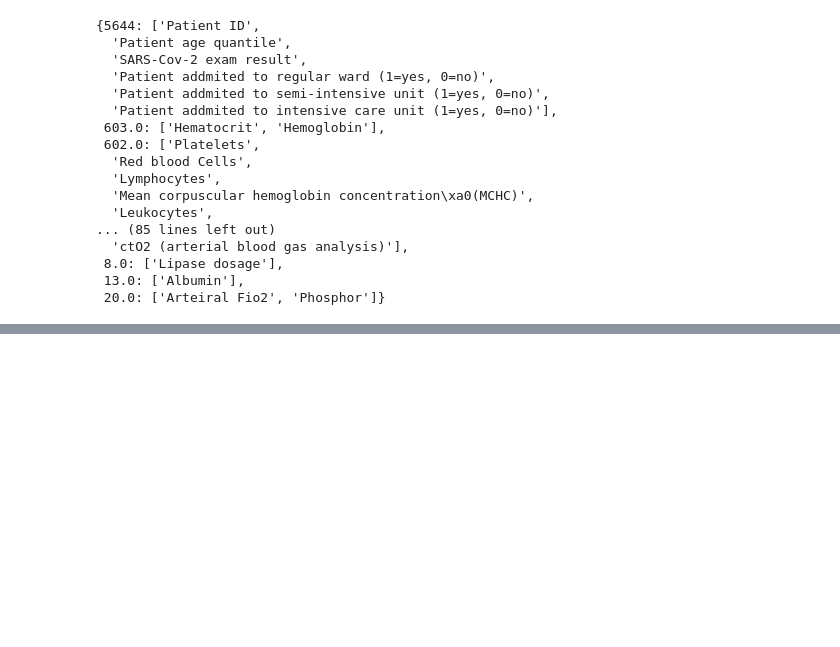
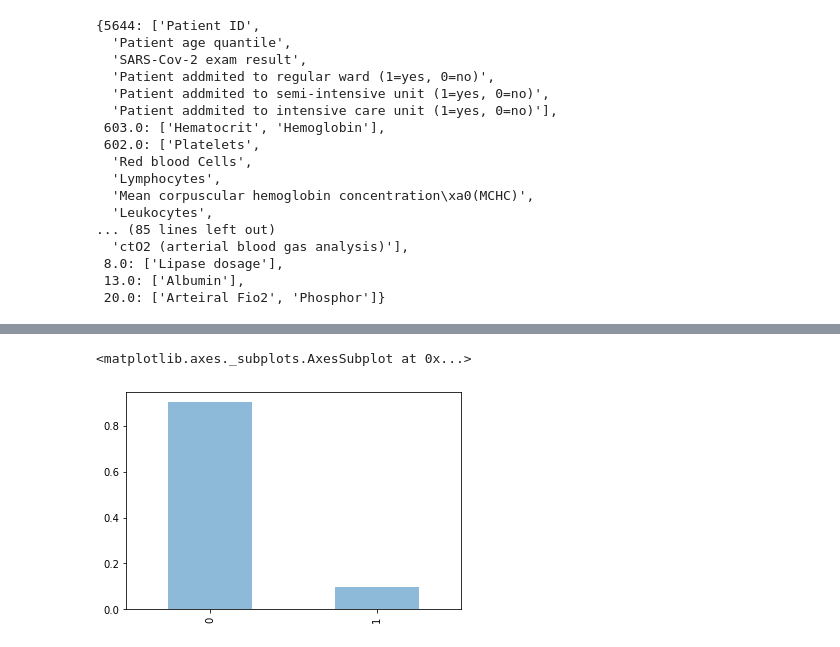
Before and after one commit to TrefleEncornet2/PortFolio, a Jupyter notebook: COVID.ipynb, the cells around one changed output, grey strips where cells are left out. Drawn from its saved outputs; the diff is of its cells as text; code cells hidden in the pictures; blank space fills up the shorter version.

```diff
--- a/COVID.ipynb
+++ b/COVID.ipynb
@@ -146,0 +186,3 @@ nbr_rows.index[0]
+# %%
+df = df.drop(['Patient addmited to intensive care unit (1=yes, 0=no)','Patient addmited to semi-intensive unit (1=yes, 0=no)', 'Patient addmited to regular ward (1=yes, 0=no)', 'Patient ID'], axis = 1)
+df.head()
@@ -146,0 +197,3 @@ nbr_rows.index[0]
+# %%
+df['SARS-Cov-2 exam result'] = df['SARS-Cov-2 exam result'].map({'negative':0,'positive':1})
+df.head()
@@ -146,0 +269,5 @@ nbr_rows.index[0]
+# %%
+df['SARS-Cov-2 exam result'].value_counts(normalize=True).plot(kind='bar', alpha = 0.5)
+# %% [output]
+<matplotlib.axes._subplots.AxesSubplot at 0x...>
+[figure, added]
```
Also changed, not shown: parts of 23 cells of this notebook.
